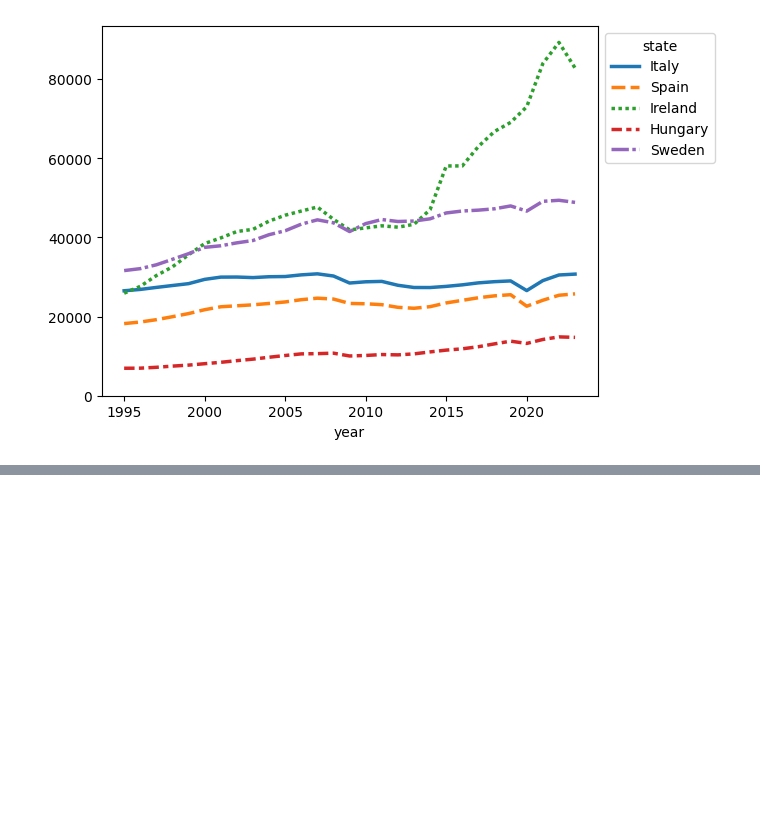
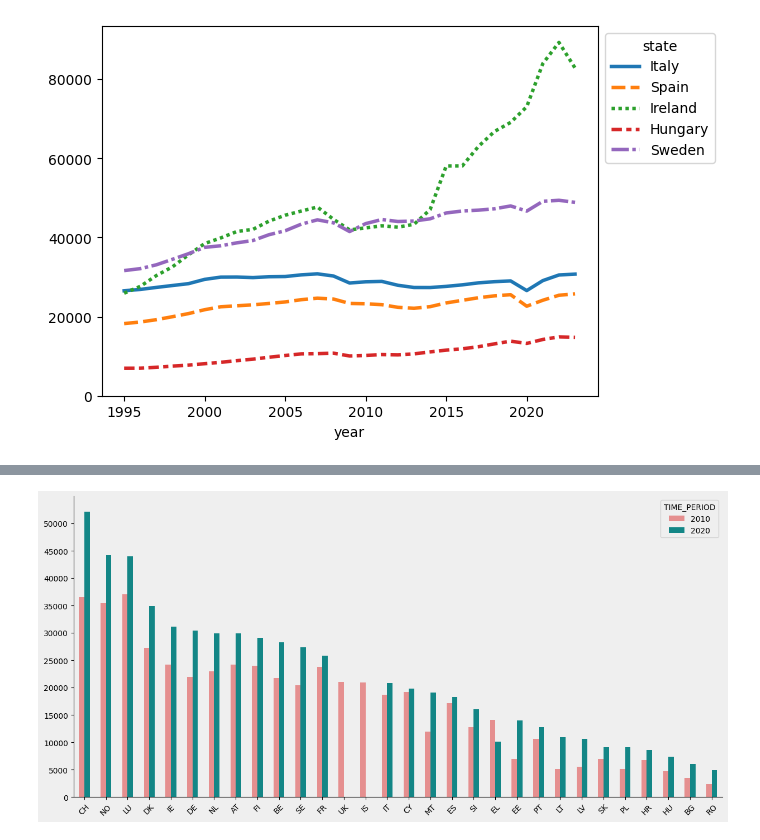
Before and after one commit to GioooTDM/Visualizzazione-Scientifica, a Jupyter notebook: graphs/GDP_graphs.ipynb, the cells around one changed output, grey strips where cells are left out. Saved outputs shown, nothing was run; the diff lists cells and outputs as text; code cells hidden in the pictures; blank space fills up the shorter version.

```diff
--- a/graphs/GDP_graphs.ipynb
+++ b/graphs/GDP_graphs.ipynb
@@ -51,0 +50,58 @@ plt.show()
+# %%
+# Unemployment rate in % of the active population between 15 and 74.
+import matplotlib.ticker as ticker
+
+df = pd.read_csv(r'..\data\mean_income_bySex.csv', sep=',', usecols=['geo','sex', 'TIME_PERIOD','OBS_VALUE'])
+
+state_codes ={
+    "Belgium": "BE",
+    "Bulgaria": "BG",
+    "Czech Republic": "CZ",
+    "Denmark": "DK",
+    "Germany": "DE",
+    "Estonia": "EE",
+    "Ireland": "IE",
+    "Greece": "EL",
+    "Spain": "ES",
+    "France": "FR",
+    "Croatia": "HR",
+    "Italy": "IT",
+    "Cyprus": "CY",
+    "Latvia": "LV",
+    "Lithuania": "LT",
+    "Luxembourg": "LU",
+    "Hungary": "HU",
+    "Malta": "MT",
+    "Netherlands": "NL",
+    "Austria": "AT",
+    "Poland": "PL",
+    "Portugal": "PT",
+    "Romania": "RO",
+    "Slovenia": "SI",
+    "Slovakia": "SK",
+    "Finland": "FI",
+    "Sweden": "SE",
+    "United Kingdom": "UK",
+    "Iceland": "IS",
+    "Liechtenstein": "LI",
+    "Norway": "NO",
+    "Switzerland": "CH",
+    "Turkey": "TR",
+    "Israel": "IL"
+}
+df['geo'] = df['geo'].map(state_codes)
+df_sex = df[df['sex'] == 'Males']
+f = df_sex.sort_values(ascending=False,by='OBS_VALUE')
+plt.figure(figsize=(15,7))
+df_sex = df_sex[df_sex['TIME_PERIOD'].isin([2010,2020])]
+ax = sns.barplot(data=df_sex, x='geo', y='OBS_VALUE',hue='TIME_PERIOD', width=0.5, errorbar=None, palette={2010:'#f48080',2020:'#009999'})
+ax.yaxis.set_major_locator(ticker.MultipleLocator(5000))
+sns.despine()
+plt.xticks(rotation=45)
+ax.set_ylim(0,55000)
+ax.set_yticks(np.arange(0,55000,step=5000))
+ax.set_xlabel(None)
+ax.set_ylabel(None)
+plt.savefig(r'..\..\mean_income_M_barplot.png', transparent=True)
+# %% [output]
+[figure, added]
```
Also changed, not shown: parts of 4 cells of this notebook, 6 other files.
